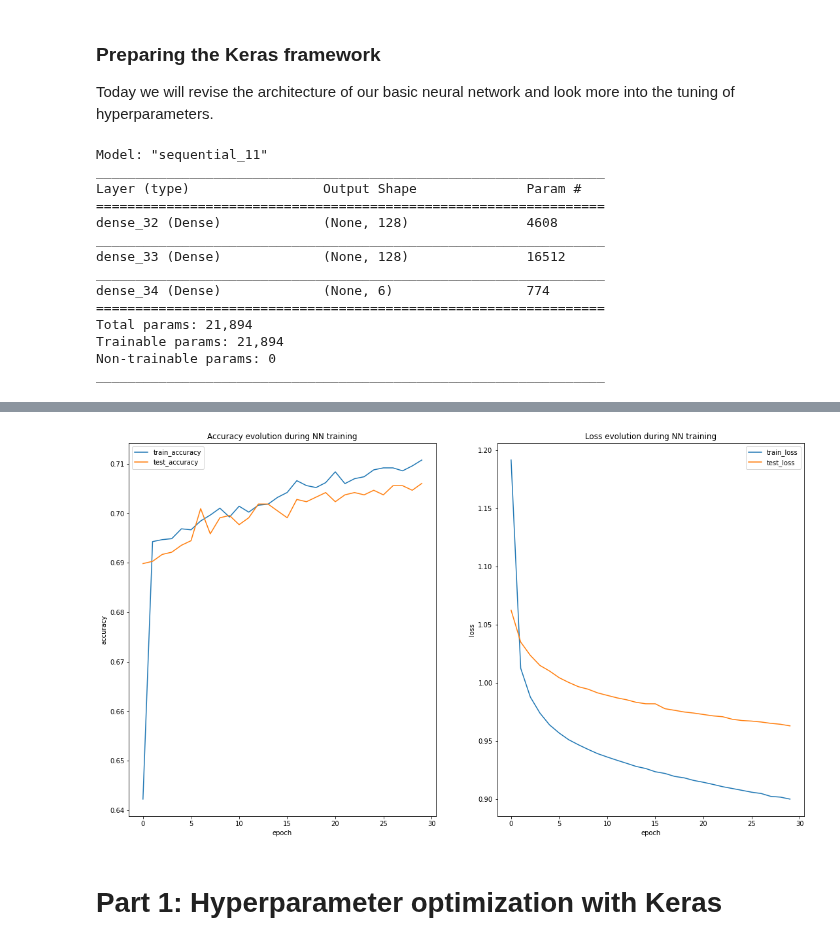
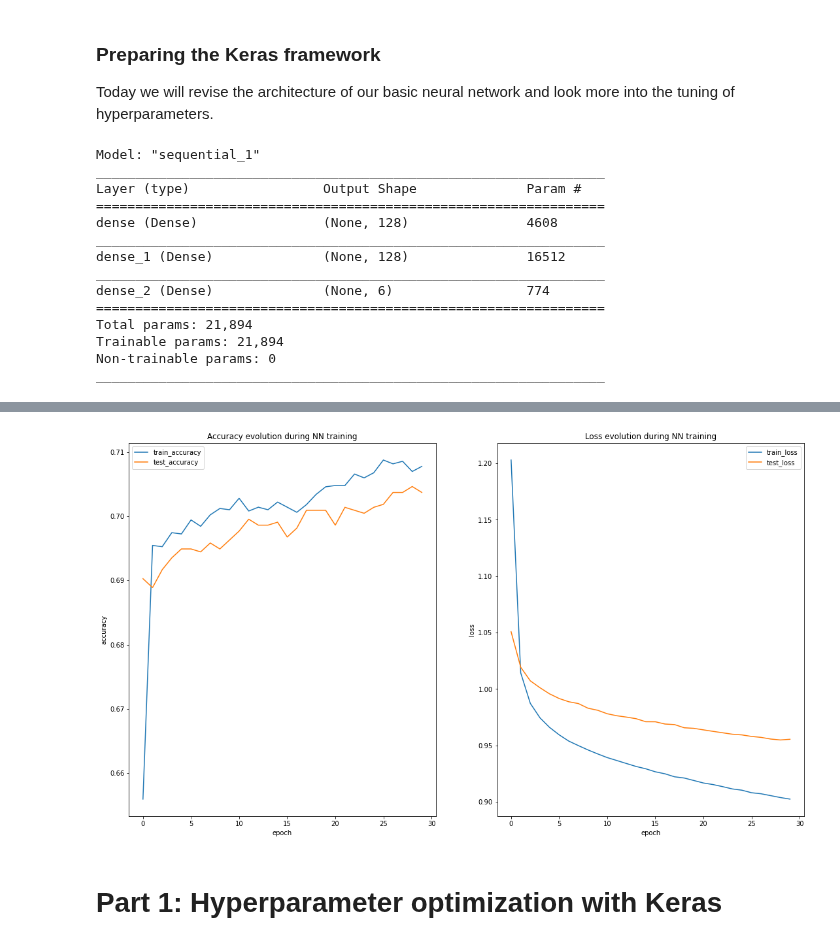
Before and after one commit to mlukan/GDA3B2021, a Jupyter notebook: NN/NN_Hyperparameters_Keras_Quest.ipynb, the cells around one changed output, grey strips where cells are left out. Cells and saved outputs as stored; diff of their text form; code cells hidden in the pictures.

```diff
--- a/NN/NN_Hyperparameters_Keras_Quest.ipynb
+++ b/NN/NN_Hyperparameters_Keras_Quest.ipynb
@@ -122,15 +128,16 @@ plt.show();
 seed=42
 
 X = app.iloc[:,:-1].values
-y = dummy_y
-
+y = dummy_y.copy()
+y1 = ord_enc(dummy_y.copy())
 # Keep in mind that this data set is already standardized, which leads to a leakage of information from train set to test set
 # When you are working with a dataset, make sure you standardize the variables in test set according to the parameters of the train set
 X_train, X_test, y_train, y_test = train_test_split(X, y, test_size=0.30, random_state=seed)
+X1_train, X1_test, y1_train, y1_test = train_test_split(X, ord_y, test_size=0.30, random_state=seed)
 
 print (X_train.shape)
 print(y_train.shape)
-#X.head(5)
+y1_train
 # %% [output]
 [figure]
 (5037, 35)
@@ -156,8 +170,8 @@ model.add(Dense(nb_units, activation='relu',bias_initializer='zeros',kernel_init
 #model.add(Dropout(0.1))
 model.add(Dense(nb_units, activation='relu',bias_initializer='zeros',kernel_initializer=keras.initializers.he_normal(seed=seed)))
 #model.add(Dropout(0.1))
+#model.add(Dense(nb_classes, activation='softmax'))
 model.add(Dense(nb_classes, activation='softmax'))
-
 model.summary()
 
 batch_size = 56 #1 for online SGD
@@ -166,7 +180,7 @@ batch_size = 56 #1 for online SGD
 epochs = 30
 
 
-model.compile(loss='categorical_crossentropy', optimizer=optimizers.SGD(lr=0.01), metrics=['accuracy'])
+model.compile(loss='categorical_crossentropy', optimizer=SGD(lr=0.01), metrics=['accuracy'])
 # Fit the model
 story = model.fit(X_train, y_train, #name model differently
                     batch_size=batch_size,
@@ -175,15 +189,15 @@ story = model.fit(X_train, y_train, #name model differently
                  validation_data=(X_test, y_test))
                     #validation_split=0.33)#validation_data=(X_test, y_test)
 # %% [output]
-Model: "sequential_11"
+Model: "sequential_1"
 _________________________________________________________________
 Layer (type)                 Output Shape              Param #
 =================================================================
-dense_32 (Dense)             (None, 128)               4608
+dense (Dense)                (None, 128)               4608
 _________________________________________________________________
-dense_33 (Dense)             (None, 128)               16512
+dense_1 (Dense)              (None, 128)               16512
 _________________________________________________________________
-dense_34 (Dense)             (None, 6)                 774
+dense_2 (Dense)              (None, 6)                 774
 =================================================================
 Total params: 21,894
 Trainable params: 21,894
@@ -211,4 +225,5 @@ score = model.evaluate(X_test, y_test, verbose=0)
 print('Test loss:', score[0])
 print('Test accuracy:', score[1])
 show_history(story)
+del score,story
 # %% [output]
@@ -217,4 +232,4 @@ Test accuracy: 0.7060185074806213
-[figure, old version]
+[figure, new version]
 # %% [markdown]
 # Part 1: Hyperparameter optimization with Keras
 # %% [markdown]
```
Also changed, not shown: parts of 30 cells of this notebook, 42 other files.
